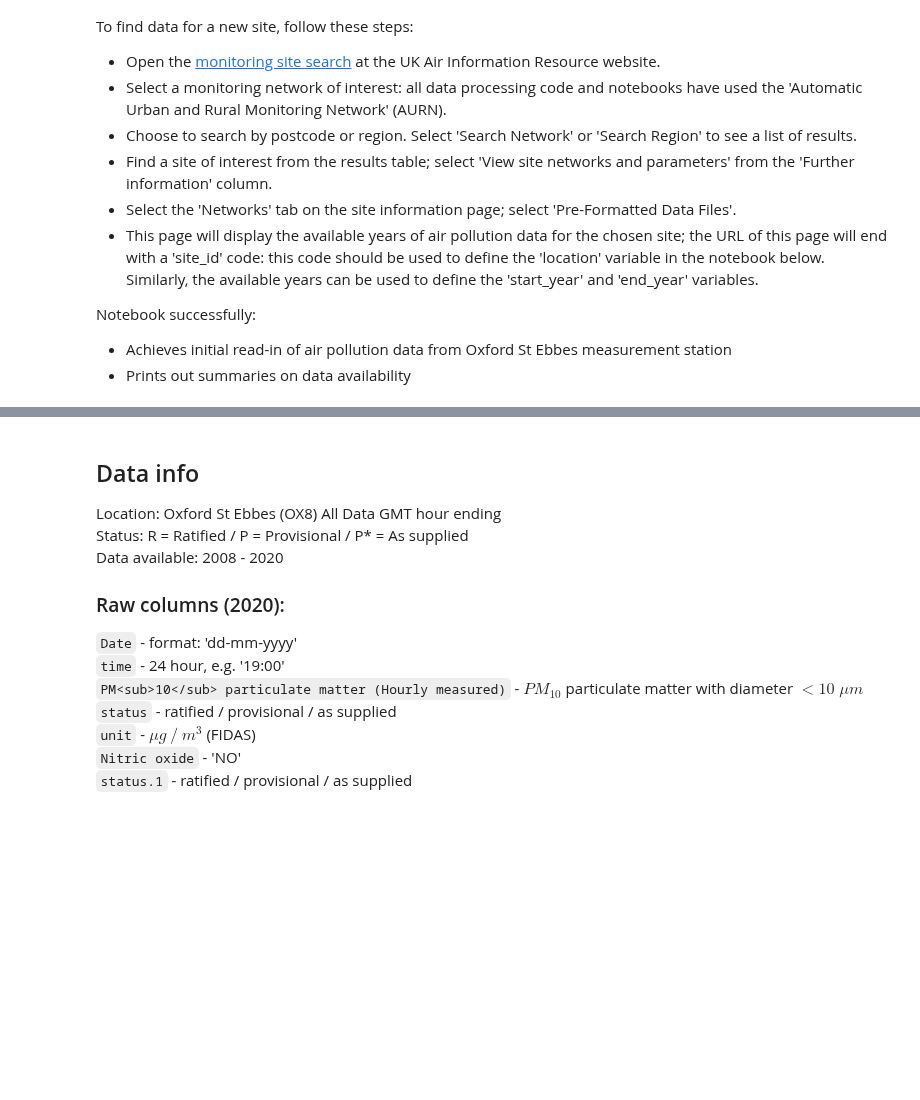
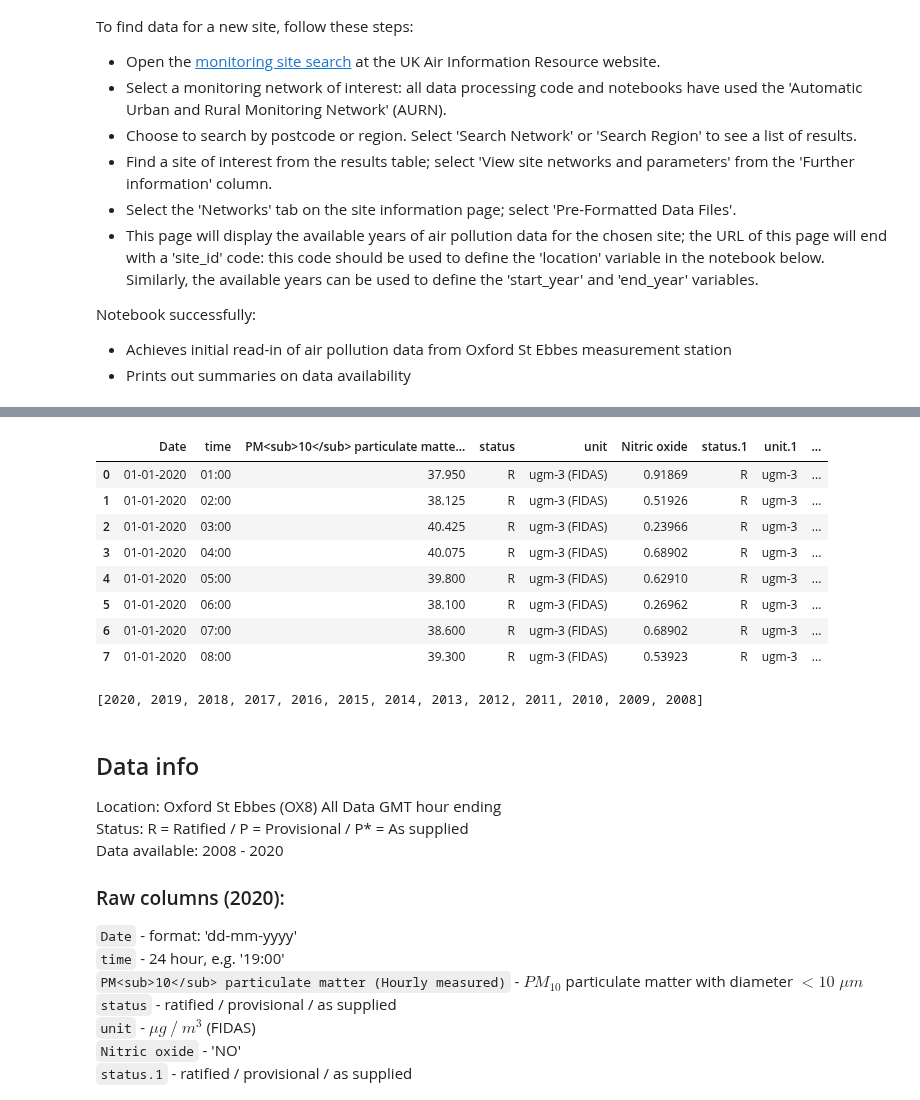
Before and after one commit to Simon-Lee-UK/air-pollution, a Jupyter notebook: analysis/1_0_initial_data_read.ipynb, the cells around one changed output, grey strips where cells are left out. Drawn from its saved outputs; the diff is of its cells as text; code cells hidden in the pictures; blank space fills up the shorter version.

Commit message:
Add function to preview data columns and return available years of data

```diff
--- a/analysis/1_0_initial_data_read.ipynb
+++ b/analysis/1_0_initial_data_read.ipynb
@@ -47,2 +47,8 @@ from src.raw_data import get_single_year
 
 sleep_time = 1.5
+# %%
+location = "OX8"
+start_year = 2006
+end_year = 2021
+
+preview_df, available_years = preview_data(location, start_year, end_year)
@@ -49,3 +72,19 @@ sleep_time = 1.5
+# %%
+preview_df
+# %% [output]
+|  | Date | time | PM<sub>10</sub> particulate matte... | status | unit | Nitric oxide | status.1 | unit.1 | ... |
+| 0 | 01-01-2020 | 01:00 | 37.950 | R | ugm-3 (FIDAS) | 0.91869 | R | ugm-3 | ... |
+| 1 | 01-01-2020 | 02:00 | 38.125 | R | ugm-3 (FIDAS) | 0.51926 | R | ugm-3 | ... |
+| 2 | 01-01-2020 | 03:00 | 40.425 | R | ugm-3 (FIDAS) | 0.23966 | R | ugm-3 | ... |
+| 3 | 01-01-2020 | 04:00 | 40.075 | R | ugm-3 (FIDAS) | 0.68902 | R | ugm-3 | ... |
+| 4 | 01-01-2020 | 05:00 | 39.800 | R | ugm-3 (FIDAS) | 0.62910 | R | ugm-3 | ... |
+| 5 | 01-01-2020 | 06:00 | 38.100 | R | ugm-3 (FIDAS) | 0.26962 | R | ugm-3 | ... |
+| 6 | 01-01-2020 | 07:00 | 38.600 | R | ugm-3 (FIDAS) | 0.68902 | R | ugm-3 | ... |
+| 7 | 01-01-2020 | 08:00 | 39.300 | R | ugm-3 (FIDAS) | 0.53923 | R | ugm-3 | ... |
+# %%
+available_years
+# %% [output]
+[2020, 2019, 2018, 2017, 2016, 2015, 2014, 2013, 2012, 2011, 2010, 2009, 2008]
 # %% [markdown]
 ## Data info
 Location: Oxford St Ebbes (OX8)
```
Also changed, not shown: parts of 3 cells of this notebook, 1 other file.
